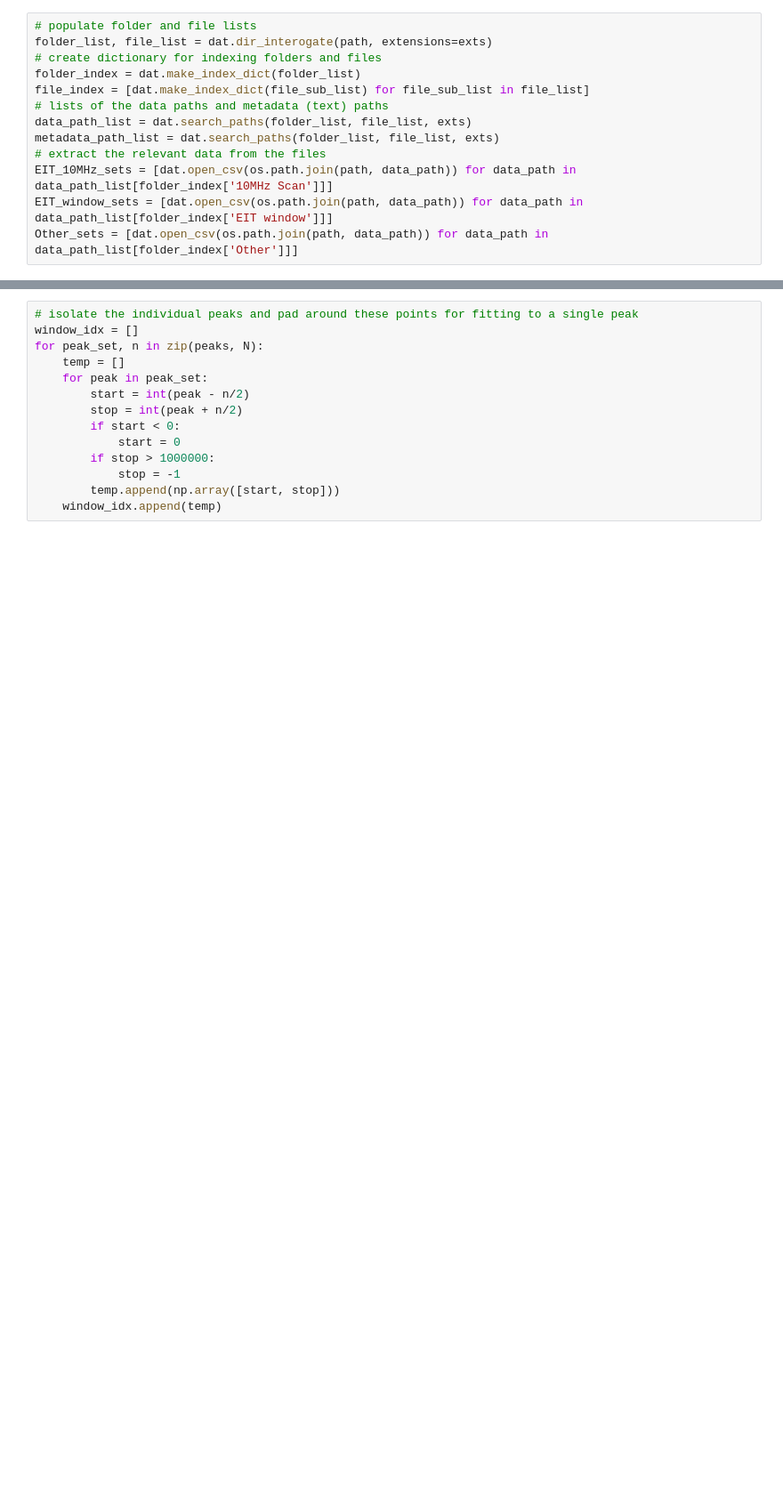
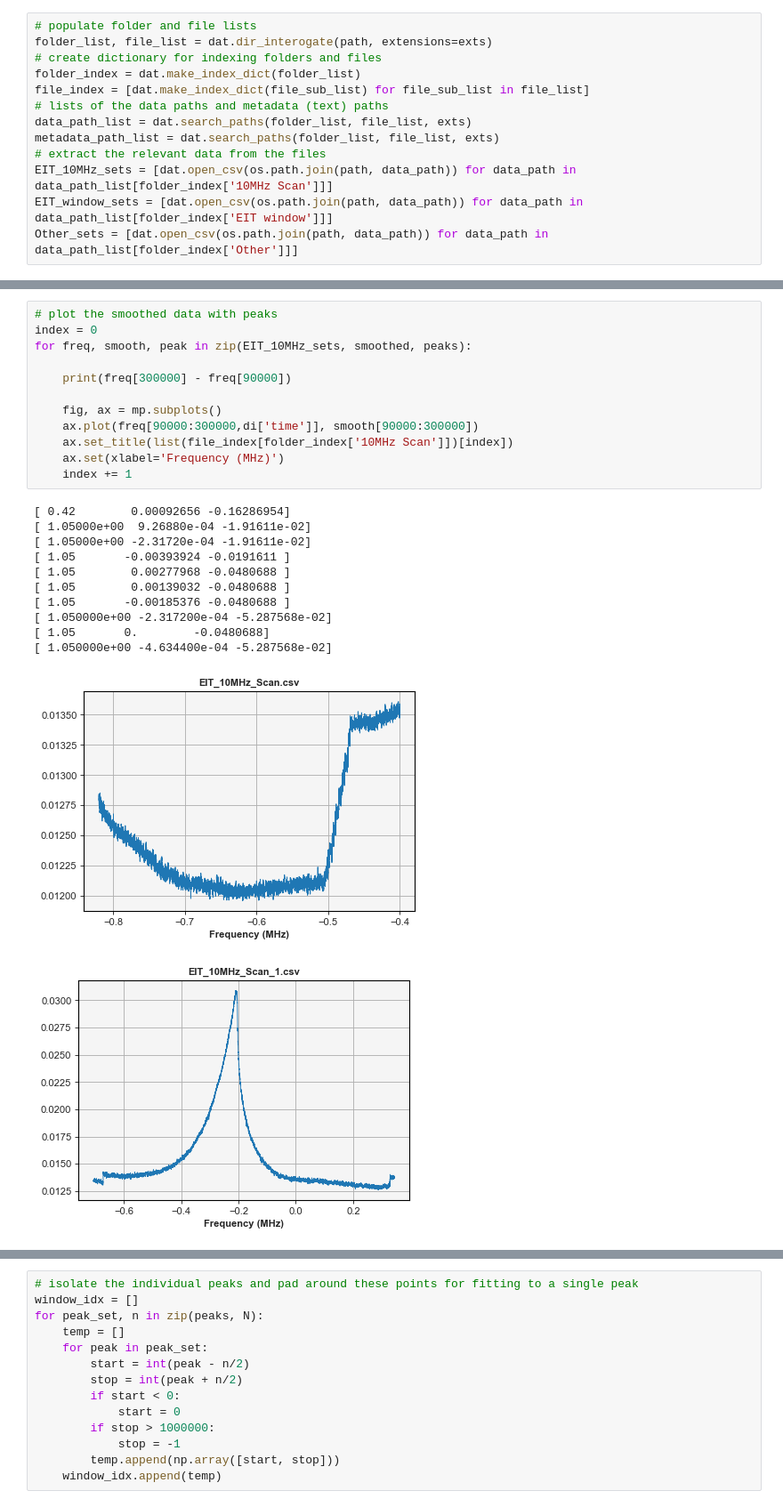
Before and after one commit to SMK-UK/Spectroscopy, a Jupyter notebook: EIT/EIT_linewidth.ipynb, the cells around one changed output, grey strips where cells are left out. Shown at 89% size. Drawn from its saved outputs; the diff is of its cells as text; blank space fills up the shorter version.

```diff
--- a/EIT/EIT_linewidth.ipynb
+++ b/EIT/EIT_linewidth.ipynb
@@ -53,0 +54,25 @@ peaks = [peak_find(smooth, freq, top_tol=0.75, dist=n) for smooth, freq, n in zi
+# %%
+# plot the smoothed data with peaks
+index = 0
+for freq, smooth, peak in zip(EIT_10MHz_sets, smoothed, peaks):
+
+    print(freq[300000] - freq[90000])
+
+    fig, ax = mp.subplots()
+    ax.plot(freq[90000:300000,di['time']], smooth[90000:300000])
+    ax.set_title(list(file_index[folder_index['10MHz Scan']])[index])
+    ax.set(xlabel='Frequency (MHz)')
+    index += 1
+# %% [output]
+[ 0.42        0.00092656 -0.16286954]
+[ 1.05000e+00  9.26880e-04 -1.91611e-02]
+[ 1.05000e+00 -2.31720e-04 -1.91611e-02]
+[ 1.05       -0.00393924 -0.0191611 ]
+[ 1.05        0.00277968 -0.0480688 ]
+[ 1.05        0.00139032 -0.0480688 ]
+[ 1.05       -0.00185376 -0.0480688 ]
+[ 1.050000e+00 -2.317200e-04 -5.287568e-02]
+[ 1.05       0.        -0.0480688]
+[ 1.050000e+00 -4.634400e-04 -5.287568e-02]
+[figure, added]
+[figure, added]
```
Also changed, not shown: parts of 14 cells of this notebook.
